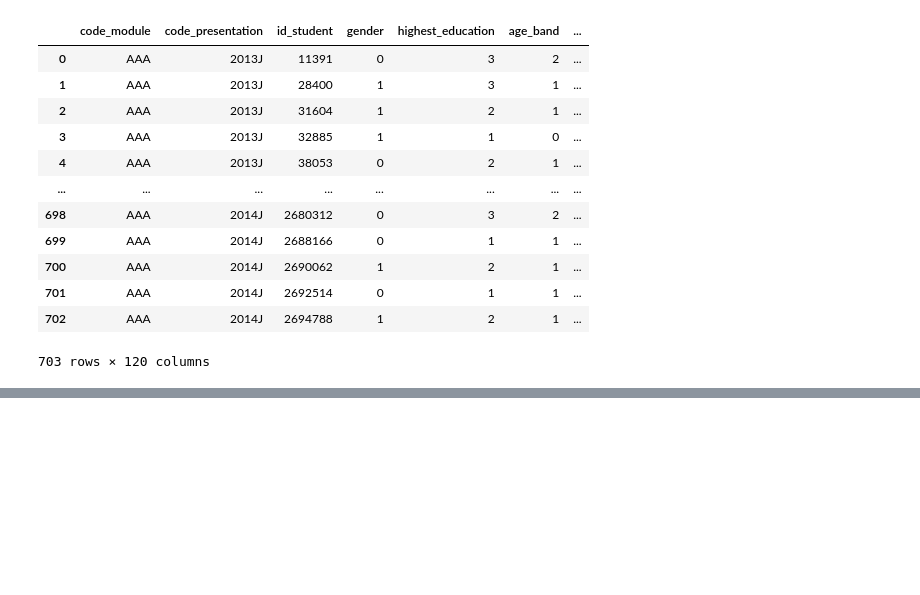
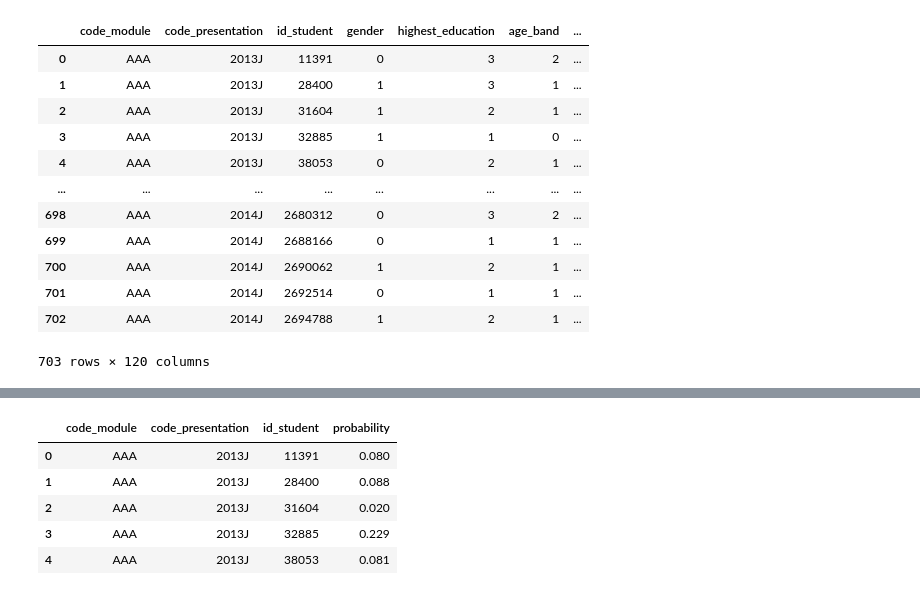
Before and after one commit to sustrev/SIADS697, a Jupyter notebook: prediction_algorithm.ipynb, the cells around one changed output, grey strips where cells are left out. Saved outputs shown, nothing was run; the diff lists cells and outputs as text; code cells hidden in the pictures; blank space fills up the shorter version.

```diff
--- a/prediction_algorithm.ipynb
+++ b/prediction_algorithm.ipynb
@@ -227,0 +230,11 @@ array([[<matplotlib.axes._subplots.AxesSubplot object at 0x...>]],
+# %%
+generalized_predictions_df = full_with_proba[['code_module', 'code_presentation', 'id_student', 'probability']].copy()
+
+predictions_df.head(5)
+# %% [output]
+|  | code_module | code_presentation | id_student | probability |
+| 0 | AAA | 2013J | 11391 | 0.080 |
+| 1 | AAA | 2013J | 28400 | 0.088 |
+| 2 | AAA | 2013J | 31604 | 0.020 |
+| 3 | AAA | 2013J | 32885 | 0.229 |
+| 4 | AAA | 2013J | 38053 | 0.081 |
```
Also changed, not shown: parts of 11 cells of this notebook, 2 other files.
